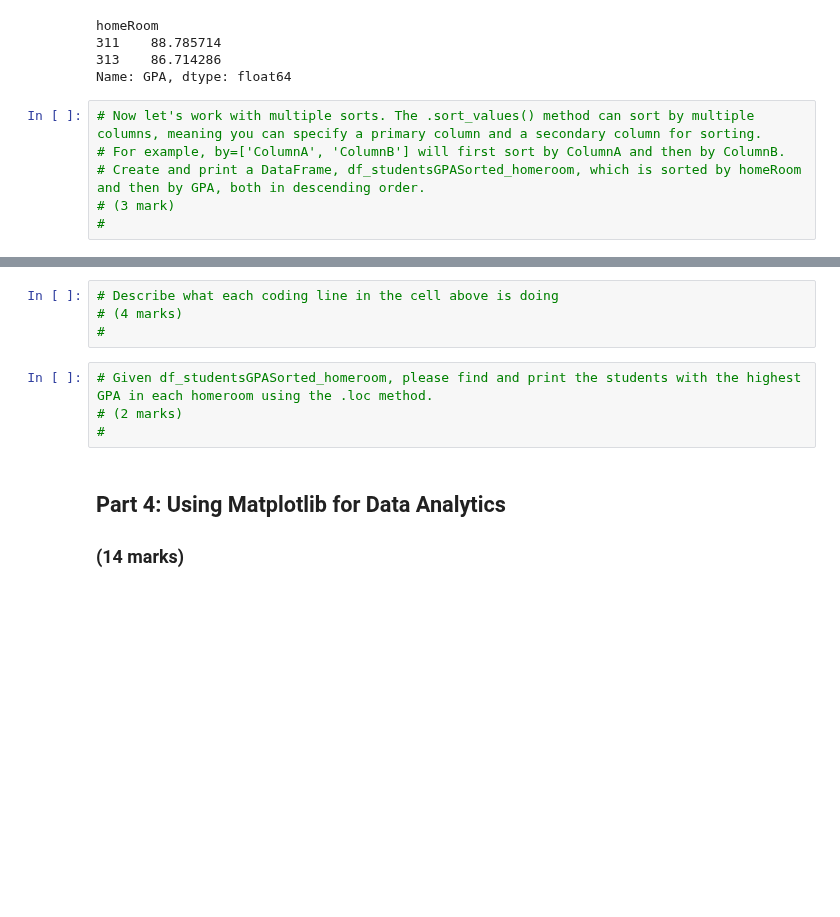
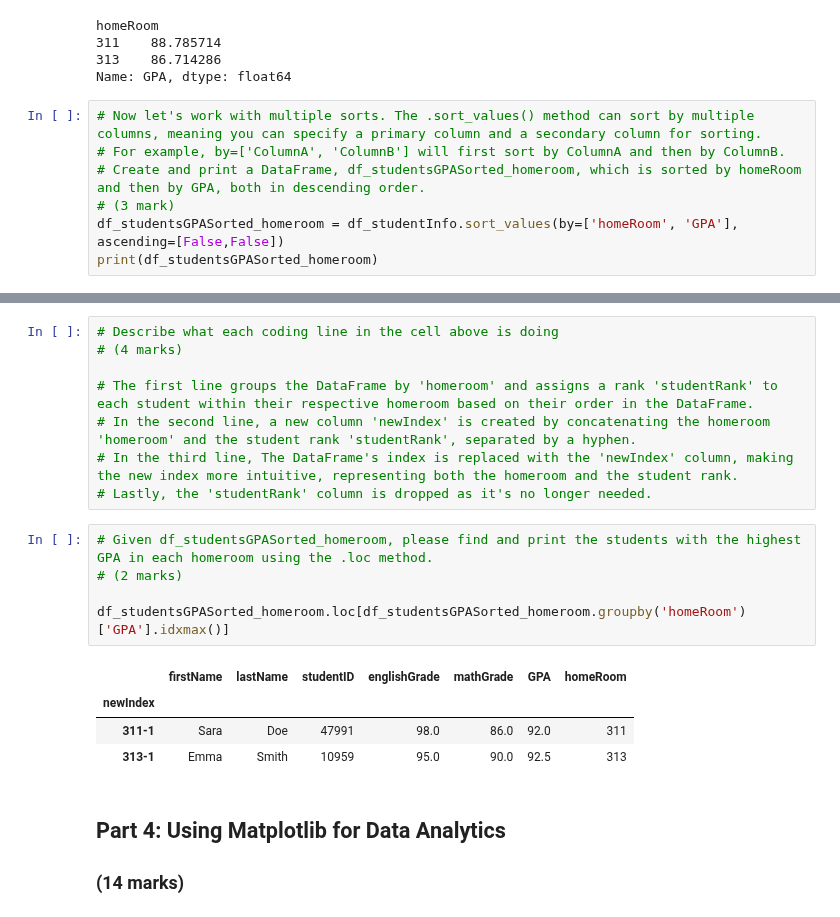
Before and after one commit to azizaahsan1/engg680_2024_fall, a Jupyter notebook: Lab_Assignment1/StudentGradeManagementSystem.ipynb, the cells around one changed output, grey strips where cells are left out. Drawn from its saved outputs; the diff is of its cells as text; blank space fills up the shorter version.

```diff
--- a/Lab_Assignment1/StudentGradeManagementSystem.ipynb
+++ b/Lab_Assignment1/StudentGradeManagementSystem.ipynb
@@ -300,4 +319,5 @@ Name: GPA, dtype: float64
 # For example, by=['ColumnA', 'ColumnB'] will first sort by ColumnA and then by ColumnB.
 # Create and print a DataFrame, df_studentsGPASorted_homeroom, which is sorted by homeRoom and then by GPA, both in descending order.
 # (3 mark)
-#
+df_studentsGPASorted_homeroom = df_studentInfo.sort_values(by=['homeRoom', 'GPA'], ascending=[False,False])
+print(df_studentsGPASorted_homeroom)
@@ -314,11 +368,21 @@ print(df_studentsGPASorted_homeroom)
 # %%
 # Describe what each coding line in the cell above is doing
 # (4 marks)
-#
+
+# The first line groups the DataFrame by 'homeroom' and assigns a rank 'studentRank' to each student within their respective homeroom based on their order in the DataFrame.
+# In the second line, a new column 'newIndex' is created by concatenating the homeroom 'homeroom' and the student rank 'studentRank', separated by a hyphen.
+# In the third line, The DataFrame's index is replaced with the 'newIndex' column, making the new index more intuitive, representing both the homeroom and the student rank.
+# Lastly, the 'studentRank' column is dropped as it's no longer needed.
 # %%
 # Given df_studentsGPASorted_homeroom, please find and print the students with the highest GPA in each homeroom using the .loc method.
 # (2 marks)
-#
+
+df_studentsGPASorted_homeroom.loc[df_studentsGPASorted_homeroom.groupby('homeRoom')['GPA'].idxmax()]
+# %% [output]
+|  | firstName | lastName | studentID | englishGrade | mathGrade | GPA | homeRoom |
+| newIndex |  |  |  |  |  |  |  |
+| 311-1 | Sara | Doe | 47991 | 98.0 | 86.0 | 92.0 | 311 |
+| 313-1 | Emma | Smith | 10959 | 95.0 | 90.0 | 92.5 | 313 |
 # %% [markdown]
 ## Part 4: Using Matplotlib for Data Analytics
 ### (14 marks)
```
Also changed, not shown: parts of 4 cells of this notebook.
